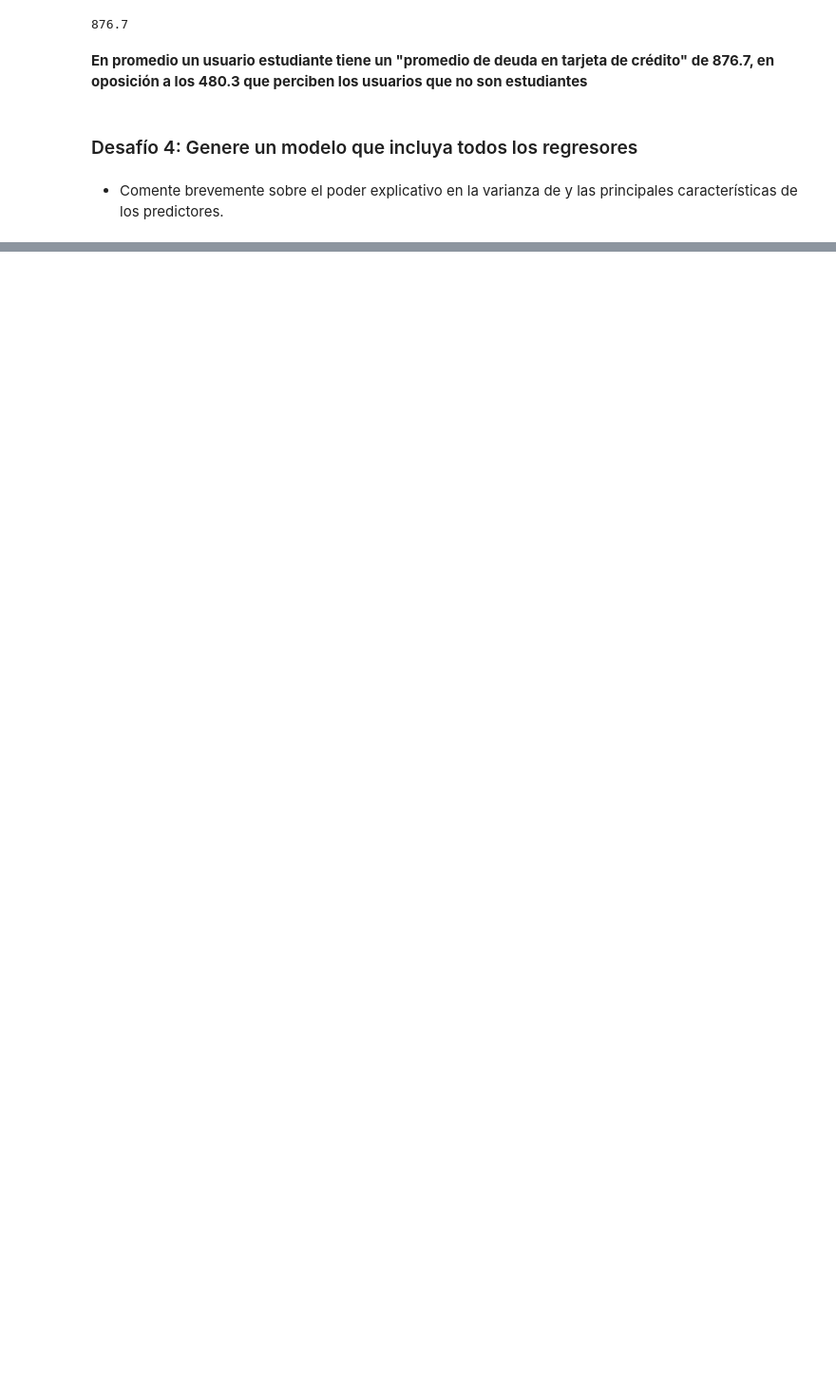
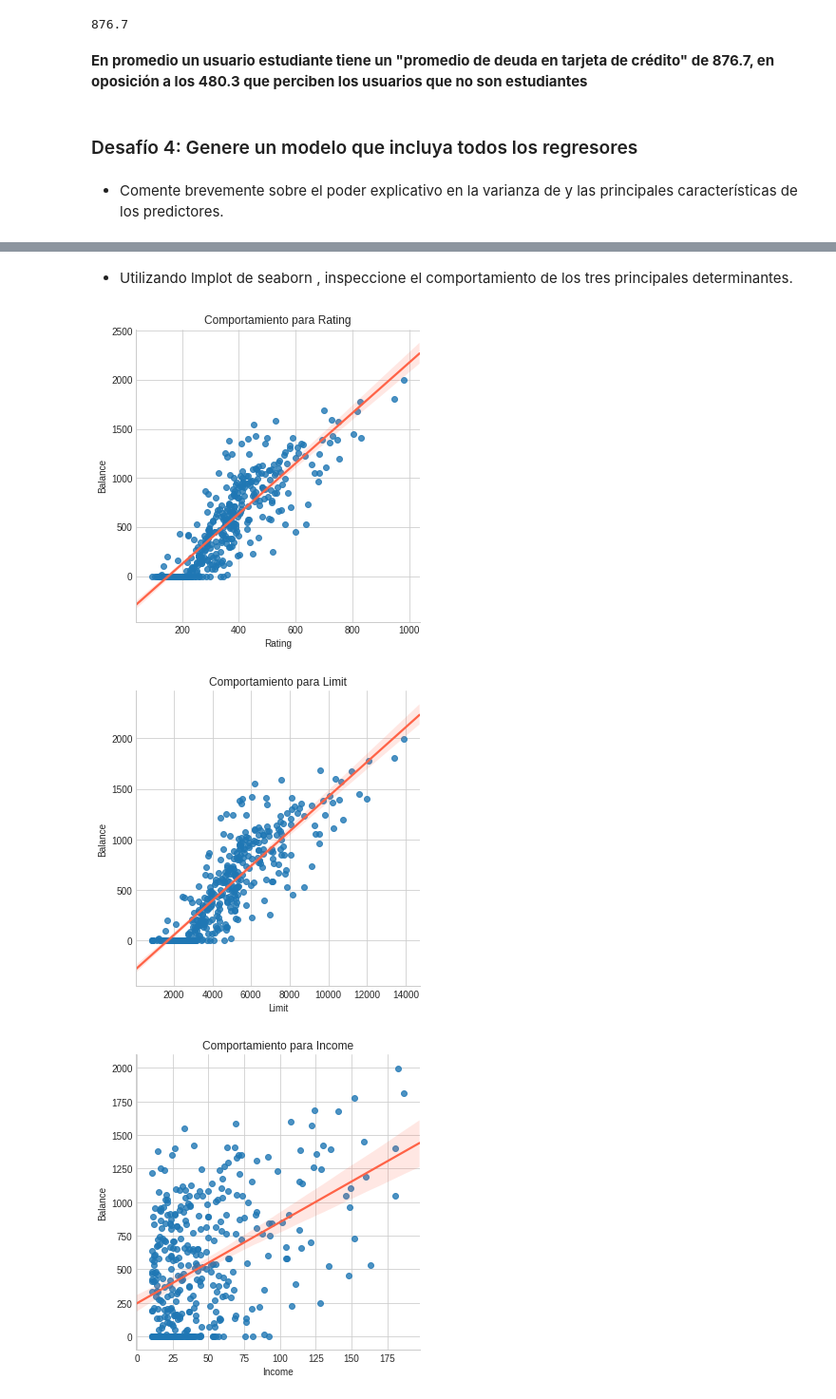
Before and after one commit to vidalchile/data_science_g14, a Jupyter notebook: regresion/sesion_presencial_1/desafio/desafio_regresion_desde_la_econometria_cristian_vidal.ipynb, the cells around one changed output, grey strips where cells are left out. Shown at 95% size. Drawn from its saved outputs; the diff is of its cells as text; code cells hidden in the pictures; blank space fills up the shorter version.

```diff
--- a/regresion/sesion_presencial_1/desafio/desafio_regresion_desde_la_econometria_cristian_vidal.ipynb
+++ b/regresion/sesion_presencial_1/desafio/desafio_regresion_desde_la_econometria_cristian_vidal.ipynb
@@ -347,0 +393,12 @@ strong multicollinearity or other numerical problems.
+# %% [markdown]
+* Utilizando lmplot de seaborn , inspeccione el comportamiento de los tres principales determinantes.
+# %%
+principales_determinantes = ['Rating','Limit','Income']
+for regresor in principales_determinantes:
+    sns.lmplot(x=regresor, y='Balance', data=df, fit_reg=True, line_kws={'color':'tomato'}, height=5)
+    plt.title('Comportamiento para {}'.format(regresor))
+    plt.show()
+# %% [output]
+[figure, added]
+[figure, added]
+[figure, added]
```
Also changed, not shown: parts of 16 cells of this notebook.
